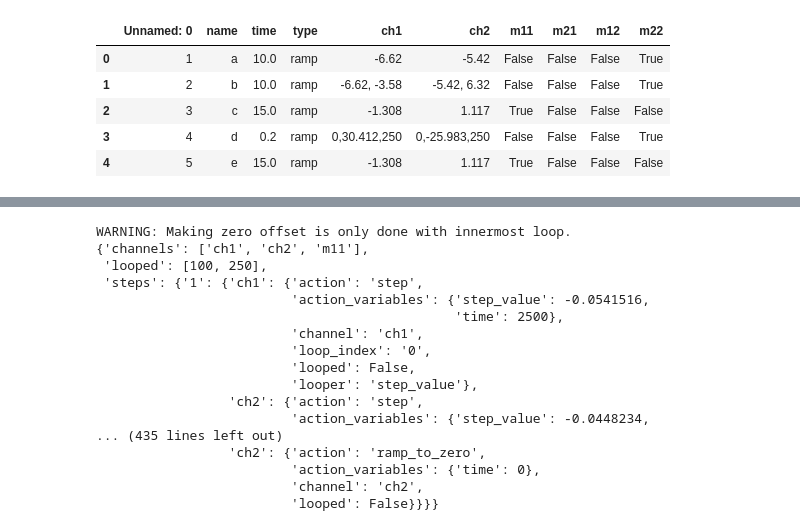
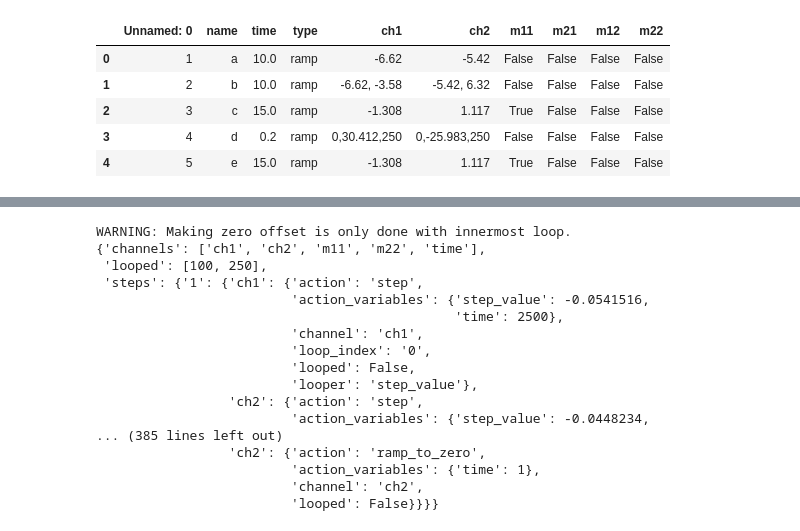
Before and after one commit to qdev-dk/QMachine, a Jupyter notebook: qmachine/pulse_generator/Pulse_generator_test.ipynb, the cells around one changed output, grey strips where cells are left out. Saved outputs shown, nothing was run; the diff lists cells and outputs as text; code cells hidden in the pictures.

```diff
--- a/qmachine/pulse_generator/Pulse_generator_test.ipynb
+++ b/qmachine/pulse_generator/Pulse_generator_test.ipynb
@@ -20,13 +20,14 @@ def ramp_to_zero_action(channel,time=None):
 # %%
 dividers = {'ch1': 8.18*1e-3, 'ch2': 8.27*1e-3} #ch1 is BNC36/j5, ch2 is BNC29/j7, the 1e-3 is to account for values listed being in mV not V
 df = pd.read_csv('funnel.csv')
+df['m22']=[False]*5
 df
 # %% [output]
 |  | Unnamed: 0 | name | time | type | ch1 | ch2 | m11 | m21 | m12 | m22 |
-| 0 | 1 | a | 10.0 | ramp | -6.62 | -5.42 | False | False | False | True |
-| 1 | 2 | b | 10.0 | ramp | -6.62, -3.58 | -5.42, 6.32 | False | False | False | True |
+| 0 | 1 | a | 10.0 | ramp | -6.62 | -5.42 | False | False | False | False |
+| 1 | 2 | b | 10.0 | ramp | -6.62, -3.58 | -5.42, 6.32 | False | False | False | False |
 | 2 | 3 | c | 15.0 | ramp | -1.308 | 1.117 | True | False | False | False |
-| 3 | 4 | d | 0.2 | ramp | 0,30.412,250 | 0,-25.983,250 | False | False | False | True |
+| 3 | 4 | d | 0.2 | ramp | 0,30.412,250 | 0,-25.983,250 | False | False | False | False |
 | 4 | 5 | e | 15.0 | ramp | -1.308 | 1.117 | True | False | False | False |
 # %%
 def make_zero_avg(df,channel):
@@ -140,12 +141,13 @@ loop time in us:90.2
                          'looped': False}}}}
 # %%
 from pprint import pprint
+# pprint(df)
 pb = Pulse_builder(dividers)
 pb.make_dict(df,averages=100)
 pprint(pb.actions_dict)
 # %% [output]
 WARNING: Making zero offset is only done with innermost loop.
-{'channels': ['ch1', 'ch2', 'm11'],
+{'channels': ['ch1', 'ch2', 'm11', 'm22', 'time'],
  'looped': [100, 250],
  'steps': {'1': {'ch1': {'action': 'step',
                          'action_variables': {'step_value': -0.0541516,
@@ -156,9 +158,9 @@ WARNING: Making zero offset is only done with innermost loop.
                          'looper': 'step_value'},
                  'ch2': {'action': 'step',
                          'action_variables': {'step_value': -0.0448234,
-... (435 lines left out)
+... (385 lines left out)
                  'ch2': {'action': 'ramp_to_zero',
-                         'action_variables': {'time': 0},
+                         'action_variables': {'time': 1},
                          'channel': 'ch2',
                          'looped': False}}}}
 # %%
```
Also changed, not shown: parts of 3 cells of this notebook, 1 other file.
